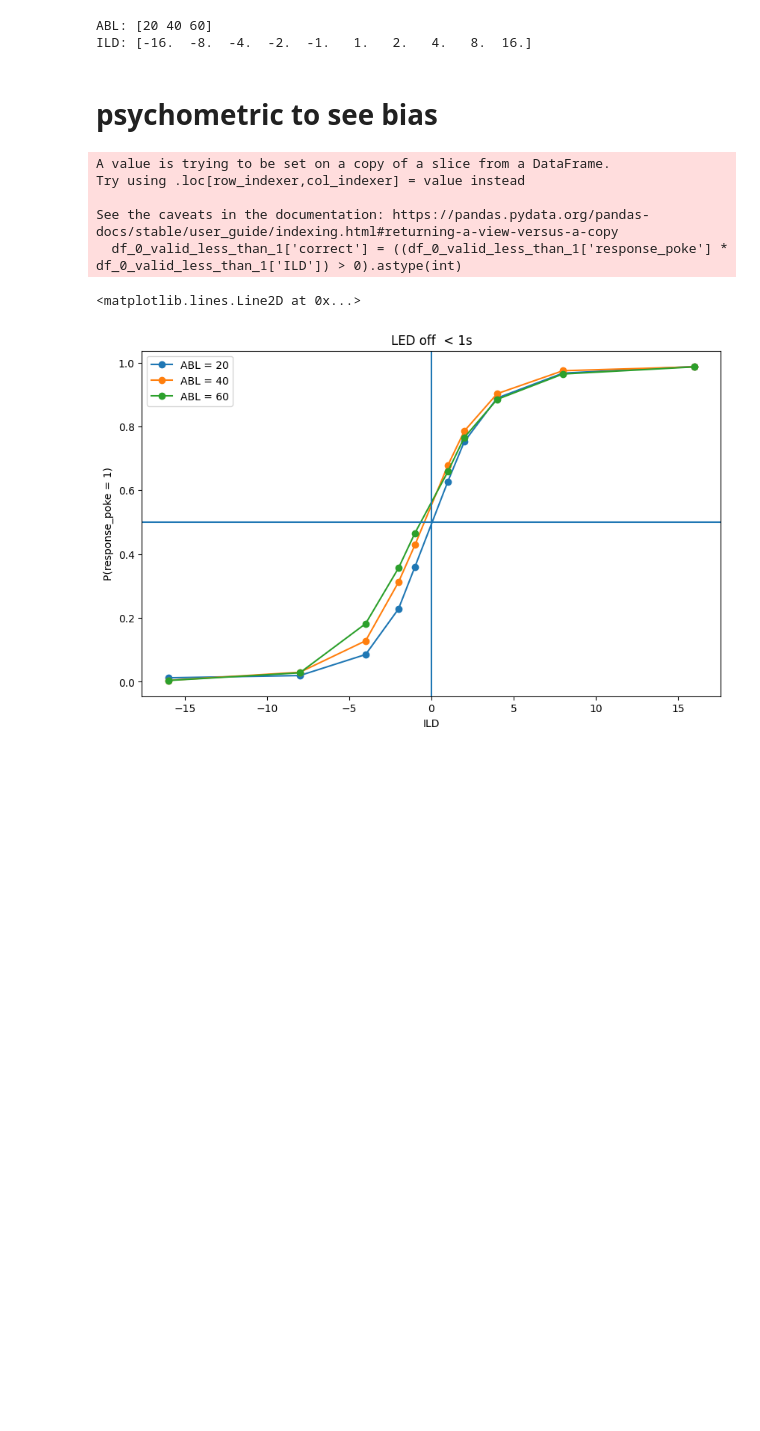
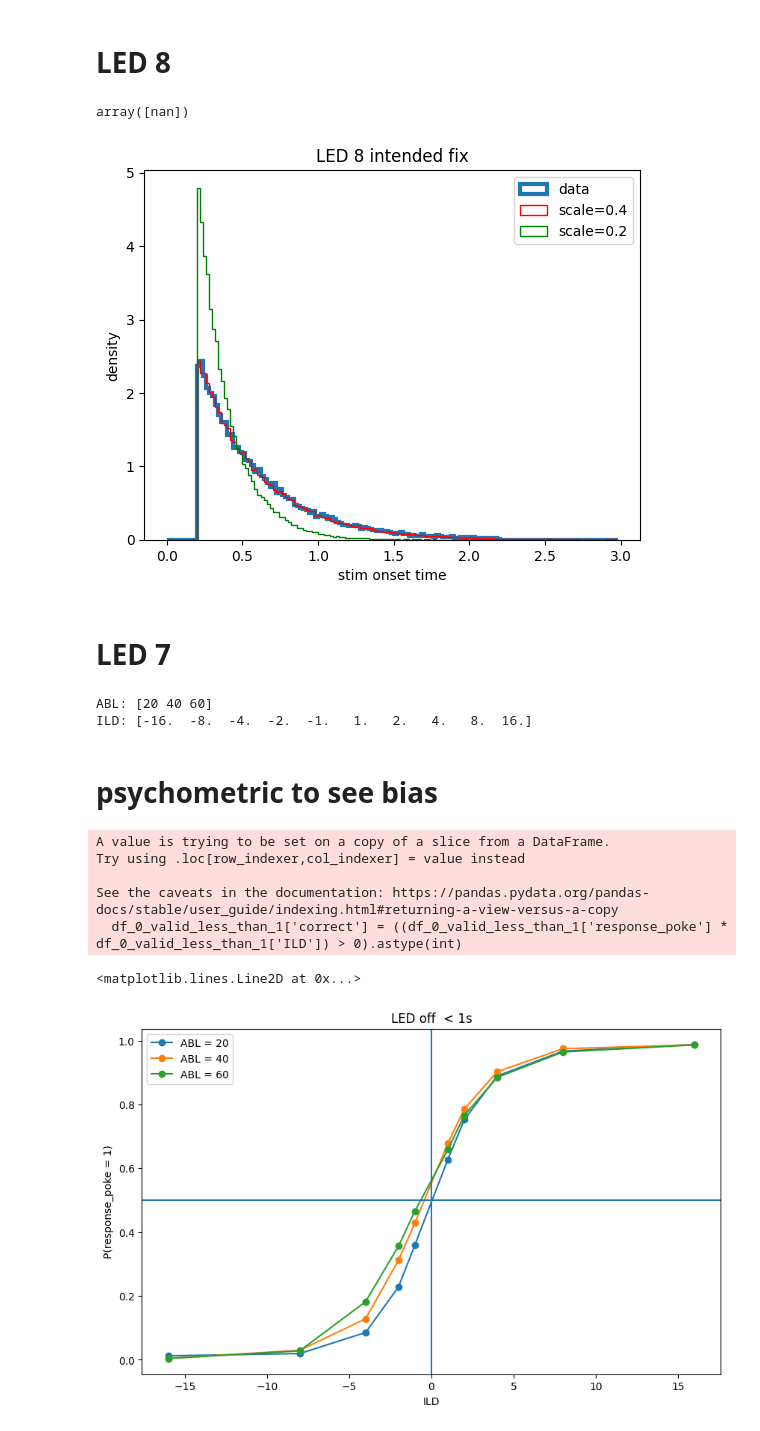
Before and after one commit to rakaar/ddm_data, a Jupyter notebook: play_data.ipynb, the cells around one changed output. Cells and saved outputs as stored; diff of their text form; code cells hidden in the pictures; blank space fills up the shorter version.

```diff
--- a/play_data.ipynb
+++ b/play_data.ipynb
@@ -3,6 +3,41 @@ import numpy as np
 import matplotlib.pyplot as plt
 import pandas as pd
 from tqdm import tqdm
+# %% [markdown]
+# LED 8
+# %%
+led8_df = pd.read_csv("outLED8.csv")
+# %%
+led8_df['session_type'].unique() # use session_type 1
+
+# s85 = led8_df[led8_df['session_type'] == 85484]
+# len(s85)
+led8_df['training_level'].unique() # use training_level 16
+
+led8_df['repeat_trial'].unique() # use repeat_trial 0 or 2 or missing
+
+led8_df['LED_trial'].unique() # use animal 85
+# %% [output]
+array([nan])
+# %%
+df = led8_df[(led8_df['session_type'] == 1) & (led8_df['training_level'] == 16) & (led8_df['repeat_trial'].isin([0,2]) | led8_df['repeat_trial'].isna()) ]
+# %%
+plt.hist(df['intended_fix'], bins=np.arange(0, 3,0.02), density=True, histtype='step', label='data', lw=3)
+
+s_p4 = np.random.exponential(scale=0.4, size=100000) + 0.2
+s_p2 = np.random.exponential(scale=0.2, size=100000) + 0.2
+
+plt.hist(s_p4, bins=np.arange(0, 3,0.02), density=True, histtype='step', color='r', label='scale=0.4')
+plt.hist(s_p2, bins=np.arange(0, 3,0.02), density=True, histtype='step', color='g', label='scale=0.2')
+plt.title('LED 8 intended fix')
+plt.xlabel('stim onset time')
+plt.ylabel('density')
+plt.legend()
+plt.show()
+# %% [output]
+[figure, added]
+# %% [markdown]
+# LED 7
 # %%
 # read out_LED.csv as dataframe
 og_df = pd.read_csv('out_LED.csv')
```
Also changed, not shown: 6 other files.
